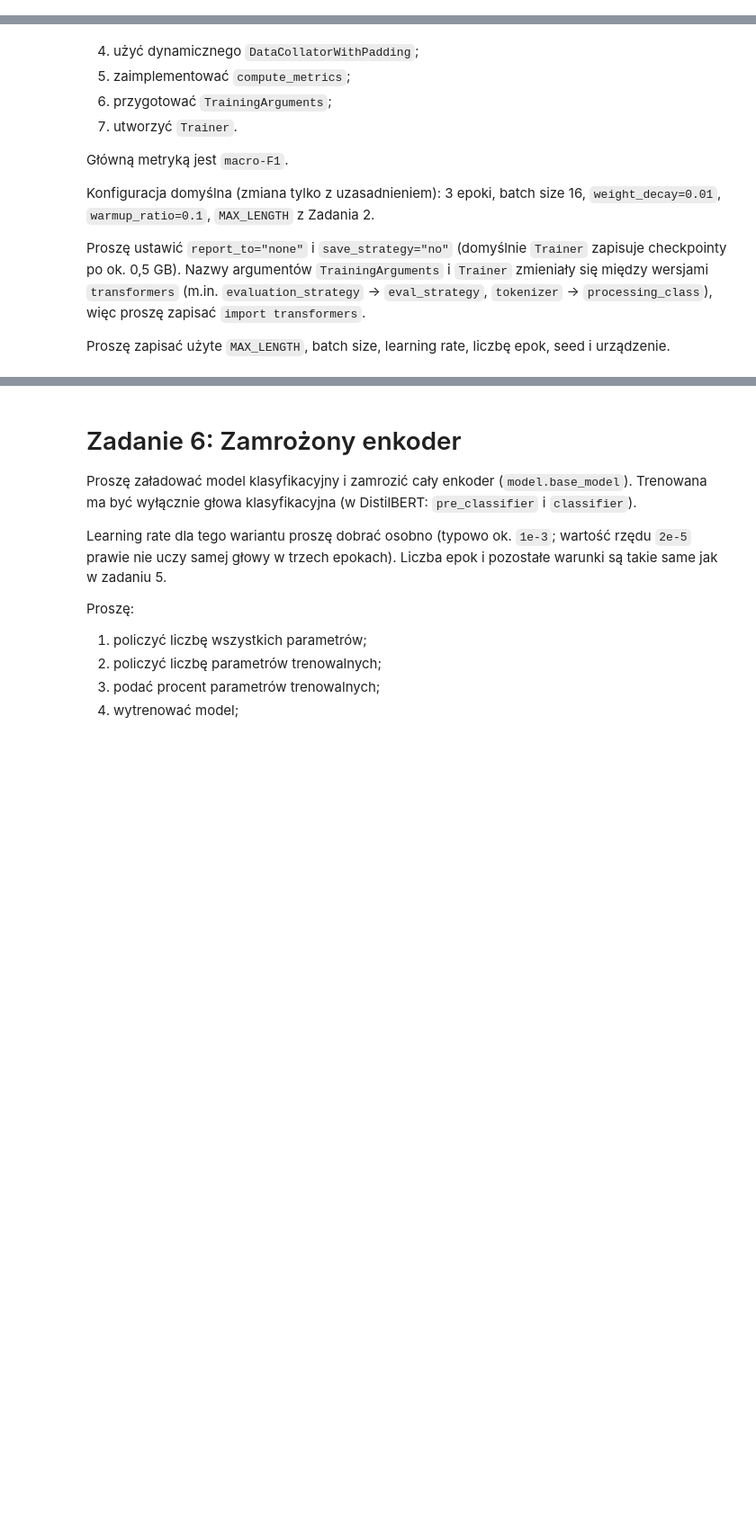
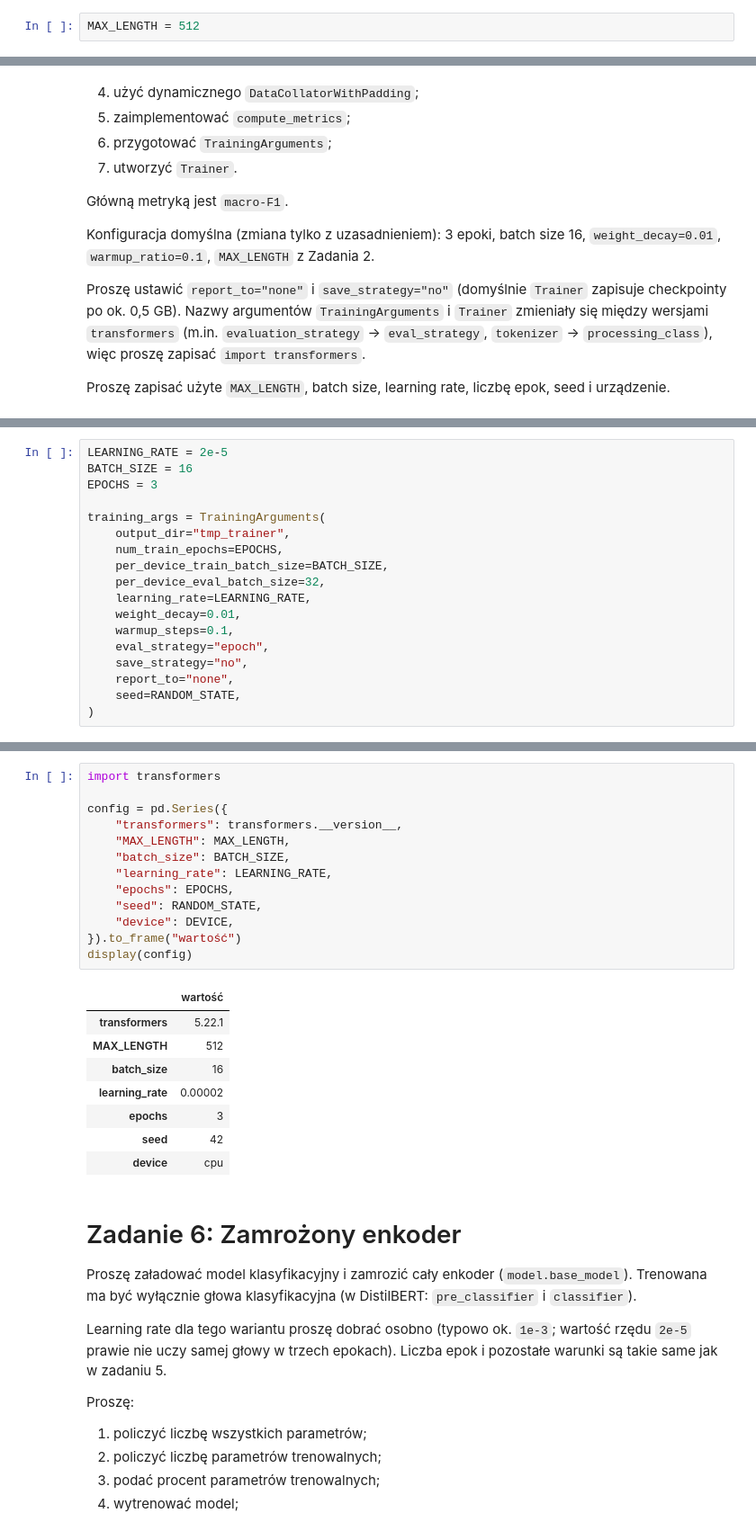
Before and after one commit to Monnkes/nlp, a Jupyter notebook: 004_Transformer_as_a_Model.ipynb, the cells around one changed output, grey strips where cells are left out. Shown at 90% size. Drawn from its saved outputs; the diff is of its cells as text; blank space fills up the shorter version.

```diff
--- a/004_Transformer_as_a_Model.ipynb
+++ b/004_Transformer_as_a_Model.ipynb
@@ -392,6 +391,8 @@ plt.show()
 [figure]
 # %% [markdown]
 128 nie wydaje się dobrą wartością do dalszej części laboratorium. Mediana to 222 tokeny, p90 416, p95 524, a maksimum 1807. Przy 128 obcinane jest 84.3% tekstów, więc model w większości recenzji nie zobaczyłby podsumowania oceny. Wybieram MAX_LENGTH = 512, które obcina tylko koło 5.4% tekstów.
+# %%
+MAX_LENGTH = 512
 # %% [markdown]
 # Zadanie 3: Co znajduje się w modelu?
 
@@ -599,0 +659,18 @@ Proszę zapisać użyte `MAX_LENGTH`, batch size, learning rate, liczbę epok, s
+# %%
+LEARNING_RATE = 2e-5
+BATCH_SIZE = 16
+EPOCHS = 3
+
+training_args = TrainingArguments(
+    output_dir="tmp_trainer",
+    num_train_epochs=EPOCHS,
+    per_device_train_batch_size=BATCH_SIZE,
+    per_device_eval_batch_size=32,
+    learning_rate=LEARNING_RATE,
+    weight_decay=0.01,
+    warmup_steps=0.1,
+    eval_strategy="epoch",
+    save_strategy="no",
+    report_to="none",
+    seed=RANDOM_STATE,
+)
@@ -600,3 +708,25 @@ Proszę zapisać użyte `MAX_LENGTH`, batch size, learning rate, liczbę epok, s
+# %%
+import transformers
+
+config = pd.Series({
+    "transformers": transformers.__version__,
+    "MAX_LENGTH": MAX_LENGTH,
+    "batch_size": BATCH_SIZE,
+    "learning_rate": LEARNING_RATE,
+    "epochs": EPOCHS,
+    "seed": RANDOM_STATE,
+    "device": DEVICE,
+}).to_frame("wartość")
+display(config)
+# %% [output]
+|  | wartość |
+| transformers | 5.22.1 |
+| MAX_LENGTH | 512 |
+| batch_size | 16 |
+| learning_rate | 0.00002 |
+| epochs | 3 |
+| seed | 42 |
+| device | cpu |
 # %% [markdown]
 # Zadanie 6: Zamrożony enkoder
 
```
Also changed, not shown: parts of 18 cells of this notebook.
